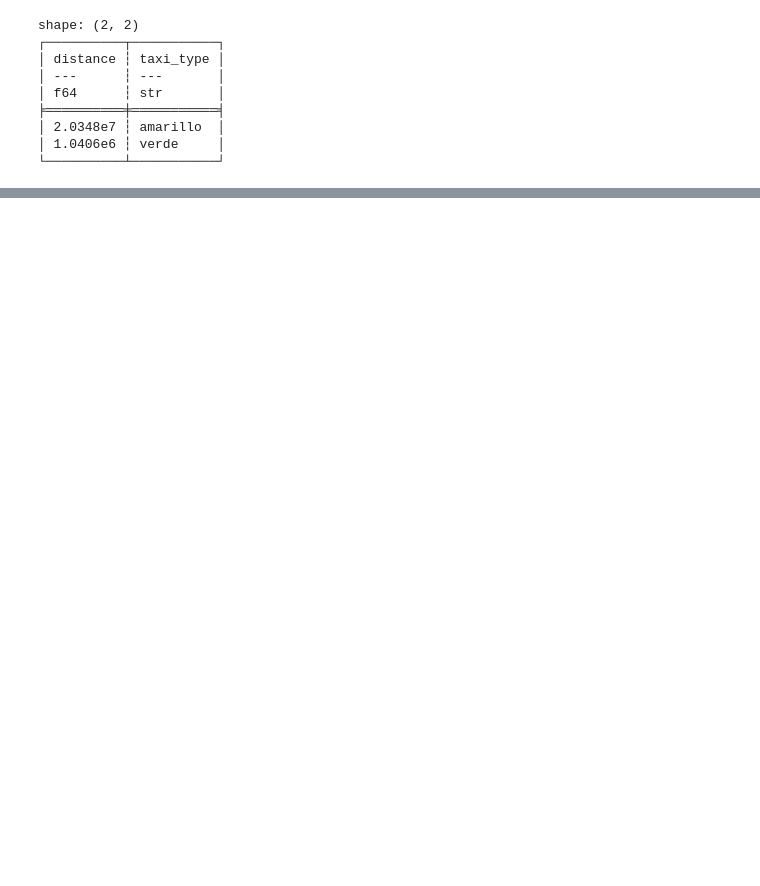
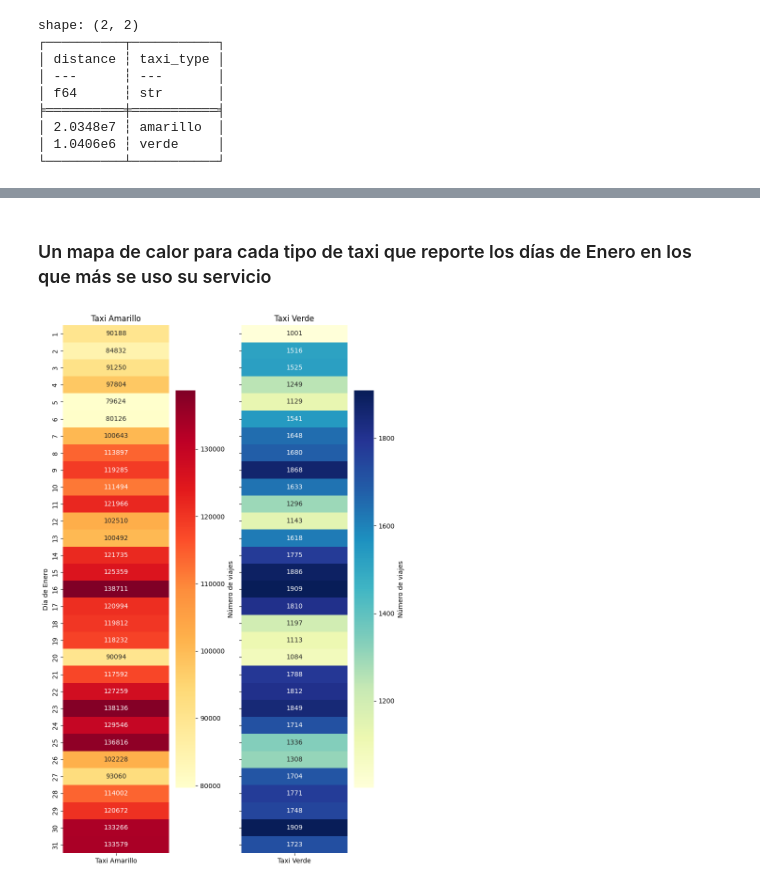
Before and after one commit to eduyael07/AnalisisDeDatosGen1, a Jupyter notebook: TareaPolars.ipynb, the cells around one changed output, grey strips where cells are left out. Saved outputs shown, nothing was run; the diff lists cells and outputs as text; code cells hidden in the pictures; blank space fills up the shorter version.

```diff
--- a/TareaPolars.ipynb
+++ b/TareaPolars.ipynb
@@ -80,0 +181,69 @@ shape: (2, 2)
+# %% [markdown]
+### Un mapa de calor para cada tipo de taxi que reporte los días de Enero en los que más se uso su servicio
+# %%
+import polars as pl
+import matplotlib.pyplot as plt
+import seaborn as sns
+
+# Extraer día y mes para ambos taxis
+yellow = yellow.with_columns([
+    pl.col("tpep_pickup_datetime").dt.day().alias("day"),
+    pl.col("tpep_pickup_datetime").dt.month().alias("month")
+])
+green = green.with_columns([
+    pl.col("lpep_pickup_datetime").dt.day().alias("day"),
+    pl.col("lpep_pickup_datetime").dt.month().alias("month")
+])
+
+# Filtrar solo enero
+yellow_jan = yellow.filter(pl.col("month") == 1)
+green_jan = green.filter(pl.col("month") == 1)
+
+# Contar viajes por día para cada taxi
+yellow_counts = yellow_jan.group_by("day").agg(pl.count().alias("count")).sort("day").fill_null(0)
+green_counts = green_jan.group_by("day").agg(pl.count().alias("count")).sort("day").fill_null(0)
+
+# Convertir a numpy para heatmap
+yellow_data = yellow_counts["count"].to_numpy().reshape(-1, 1)  # reshape para que sea 2D (días x 1)
+green_data = green_counts["count"].to_numpy().reshape(-1, 1)
+
+days_yellow = yellow_counts["day"].to_list()
+days_green = green_counts["day"].to_list()
+
+# Crear subplots para los dos heatmaps
+fig, axes = plt.subplots(1, 2, figsize=(8, 12), sharey=True)
+
+# Heatmap taxi amarillo
+sns.heatmap(
+    yellow_data,
+    annot=True,
+    fmt=".0f",
+    cmap="YlOrRd",
+    yticklabels=days_yellow,
+    xticklabels=["Taxi Amarillo"],
+    ax=axes[0],
+    cbar_kws={"label": "Número de viajes"}
+)
+axes[0].set_ylabel("Día de Enero")
+axes[0].set_xlabel("")
+axes[0].set_title("Taxi Amarillo")
+
+# Heatmap taxi verde
+sns.heatmap(
+    green_data,
+    annot=True,
+    fmt=".0f",
+    cmap="YlGnBu",
+    yticklabels=days_green,
+    xticklabels=["Taxi Verde"],
+    ax=axes[1],
+    cbar_kws={"label": "Número de viajes"}
+)
+axes[1].set_ylabel("")
+axes[1].set_xlabel("")
+axes[1].set_title("Taxi Verde")
+
+plt.tight_layout()
+plt.show()
+# %% [output]
+[figure, added]
```
Also changed, not shown: parts of 8 cells of this notebook, 2 other files.
